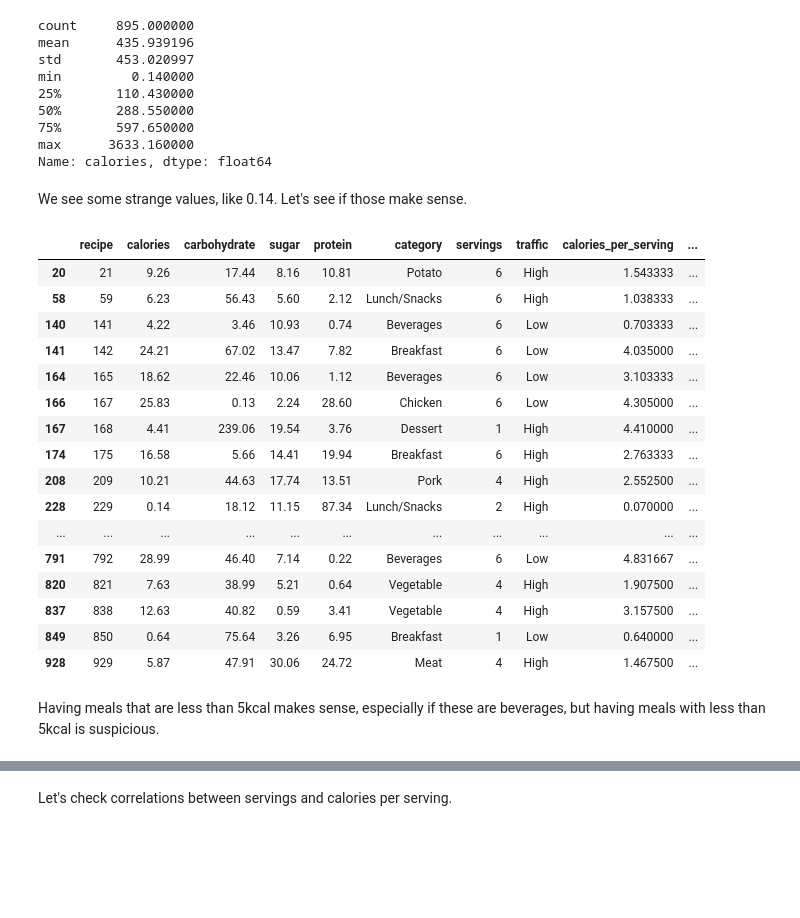
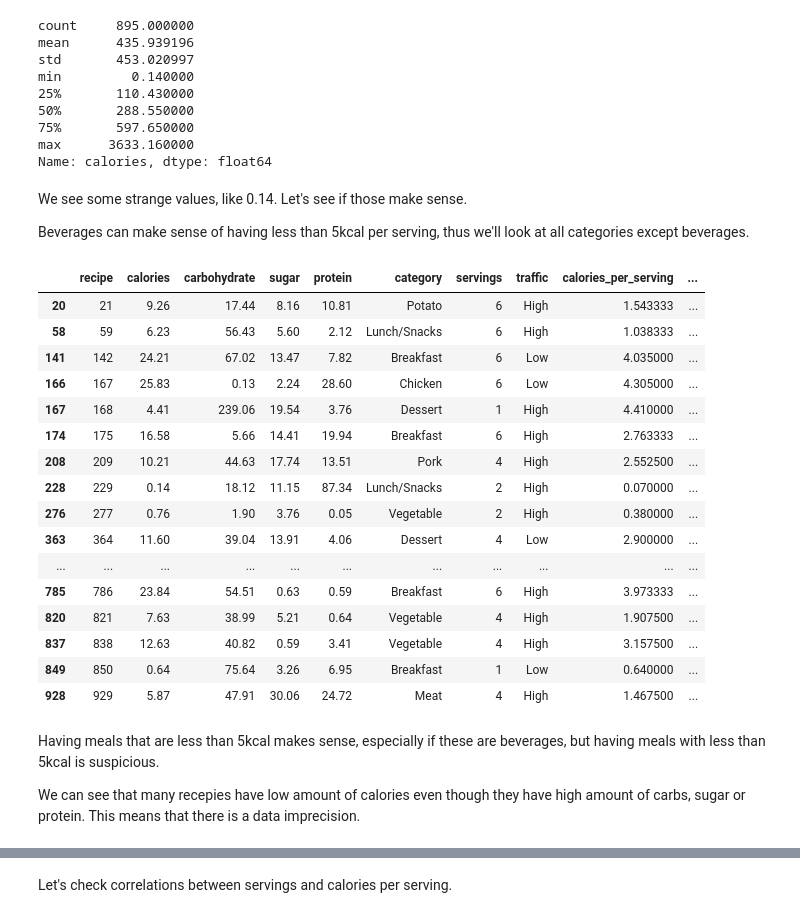
Before and after one commit to realivanivani/Recipe-Site-Traffic-Predictor, a Jupyter notebook: notebook_second_version.ipynb, the cells around one changed output, grey strips where cells are left out. Drawn from its saved outputs; the diff is of its cells as text; code cells hidden in the pictures; blank space fills up the shorter version.

```diff
--- a/notebook_second_version.ipynb
+++ b/notebook_second_version.ipynb
@@ -329,25 +337,29 @@ max      3633.160000
 Name: calories, dtype: float64
 # %% [markdown]
 We see some strange values, like 0.14. Let's see if those make sense.
+
+Beverages can make sense of having less than 5kcal per serving, thus we'll look at all categories except beverages.
 # %%
-df[(df['calories_per_serving'] < 5)]
+df[(df['calories_per_serving'] < 5) & (df.category != 'Beverages')]
 # %% [output]
 |  | recipe | calories | carbohydrate | sugar | protein | category | servings | traffic | calories_per_serving | ... |
 | 20 | 21 | 9.26 | 17.44 | 8.16 | 10.81 | Potato | 6 | High | 1.543333 | ... |
 | 58 | 59 | 6.23 | 56.43 | 5.60 | 2.12 | Lunch/Snacks | 6 | High | 1.038333 | ... |
-| 140 | 141 | 4.22 | 3.46 | 10.93 | 0.74 | Beverages | 6 | Low | 0.703333 | ... |
 | 141 | 142 | 24.21 | 67.02 | 13.47 | 7.82 | Breakfast | 6 | Low | 4.035000 | ... |
-| 164 | 165 | 18.62 | 22.46 | 10.06 | 1.12 | Beverages | 6 | Low | 3.103333 | ... |
 | 166 | 167 | 25.83 | 0.13 | 2.24 | 28.60 | Chicken | 6 | Low | 4.305000 | ... |
 | 167 | 168 | 4.41 | 239.06 | 19.54 | 3.76 | Dessert | 1 | High | 4.410000 | ... |
 | 174 | 175 | 16.58 | 5.66 | 14.41 | 19.94 | Breakfast | 6 | High | 2.763333 | ... |
 | 208 | 209 | 10.21 | 44.63 | 17.74 | 13.51 | Pork | 4 | High | 2.552500 | ... |
 | 228 | 229 | 0.14 | 18.12 | 11.15 | 87.34 | Lunch/Snacks | 2 | High | 0.070000 | ... |
+| 276 | 277 | 0.76 | 1.90 | 3.76 | 0.05 | Vegetable | 2 | High | 0.380000 | ... |
+| 363 | 364 | 11.60 | 39.04 | 13.91 | 4.06 | Dessert | 4 | Low | 2.900000 | ... |
 | ... | ... | ... | ... | ... | ... | ... | ... | ... | ... | ... |
-| 791 | 792 | 28.99 | 46.40 | 7.14 | 0.22 | Beverages | 6 | Low | 4.831667 | ... |
+| 785 | 786 | 23.84 | 54.51 | 0.63 | 0.59 | Breakfast | 6 | High | 3.973333 | ... |
 | 820 | 821 | 7.63 | 38.99 | 5.21 | 0.64 | Vegetable | 4 | High | 1.907500 | ... |
 | 837 | 838 | 12.63 | 40.82 | 0.59 | 3.41 | Vegetable | 4 | High | 3.157500 | ... |
 | 849 | 850 | 0.64 | 75.64 | 3.26 | 6.95 | Breakfast | 1 | Low | 0.640000 | ... |
 | 928 | 929 | 5.87 | 47.91 | 30.06 | 24.72 | Meat | 4 | High | 1.467500 | ... |
 # %% [markdown]
 Having meals that are less than 5kcal makes sense, especially if these are beverages, but having meals with less than 5kcal is suspicious.
+
+We can see that many recepies have low amount of calories even though they have high amount of carbs, sugar or protein. This means that there is a data imprecision.
```
Also changed, not shown: parts of 12 cells of this notebook.
